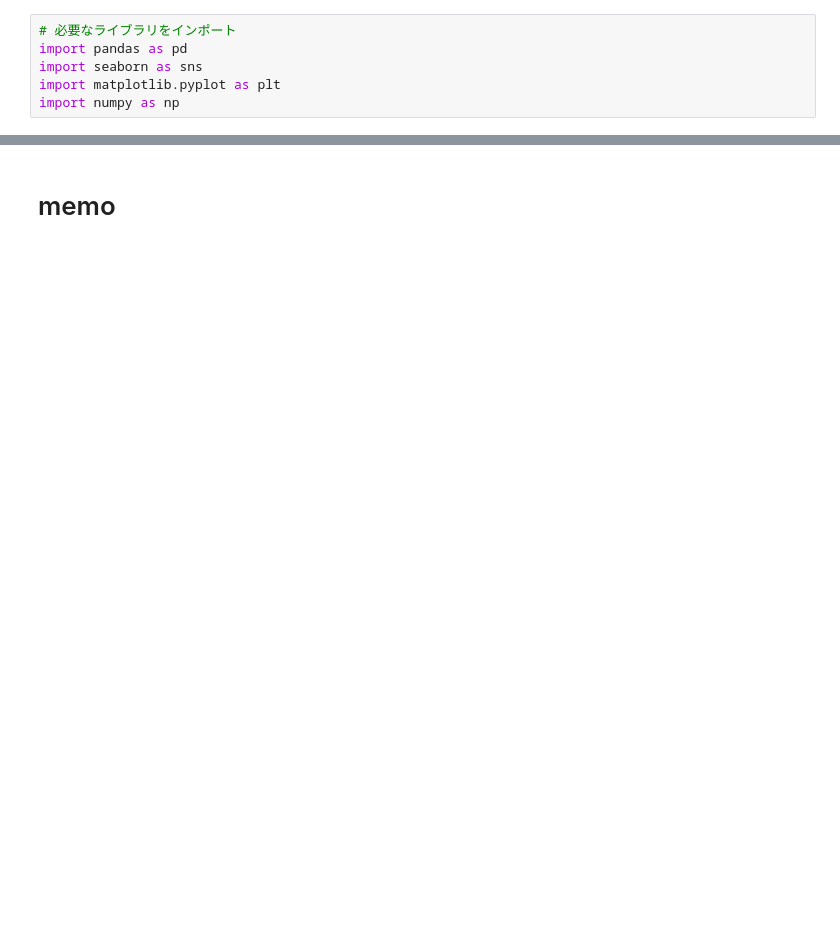
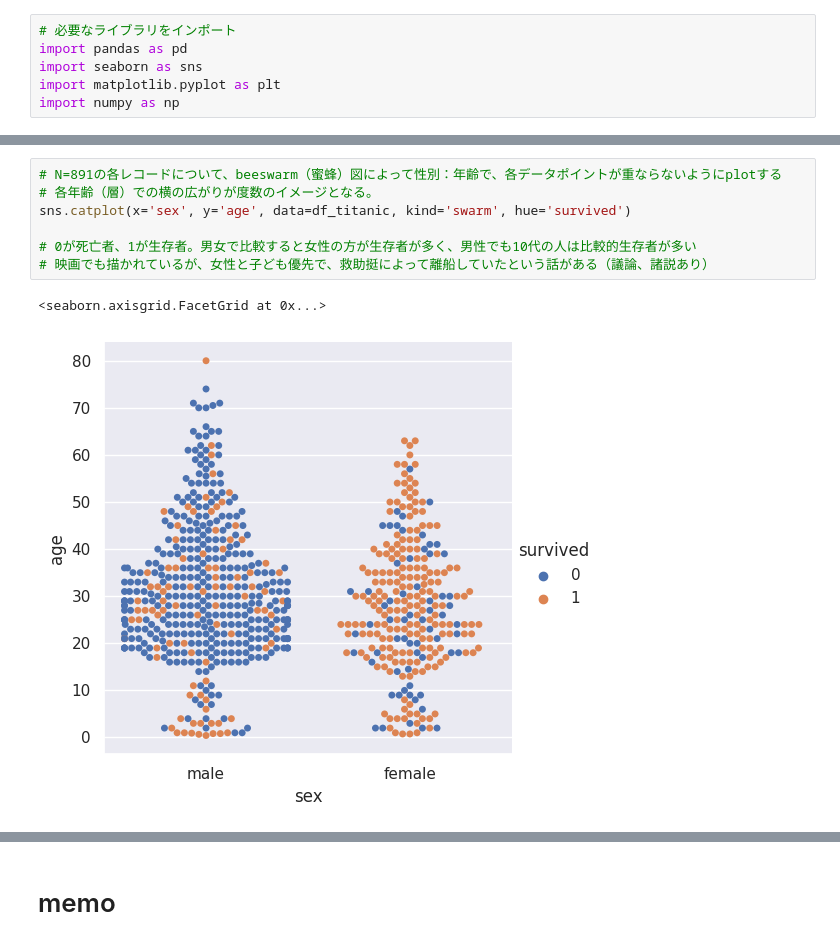
Before and after one commit to MDASH-shinshu/MDASH-T-DS, a Jupyter notebook: 3/3_data_search_and_visualization_colab.ipynb, the cells around one changed output, grey strips where cells are left out. Drawn from its saved outputs; the diff is of its cells as text; blank space fills up the shorter version.

```diff
--- a/3/3_data_search_and_visualization_colab.ipynb
+++ b/3/3_data_search_and_visualization_colab.ipynb
@@ -900,0 +560,10 @@ Price（住宅価格）と正の相関が強いのは、MedInc(ブロックの
+# %%
+# N=891の各レコードについて、beeswarm（蜜蜂）図によって性別：年齢で、各データポイントが重ならないようにplotする
+# 各年齢（層）での横の広がりが度数のイメージとなる。
+sns.catplot(x='sex', y='age', data=df_titanic, kind='swarm', hue='survived')
+
+# 0が死亡者、1が生存者。男女で比較すると女性の方が生存者が多く、男性でも10代の人は比較的生存者が多い
+# 映画でも描かれているが、女性と子ども優先で、救助挺によって離船していたという話がある（議論、諸説あり）
+# %% [output]
+<seaborn.axisgrid.FacetGrid at 0x...>
+[figure, added]
```
Also changed, not shown: parts of 69 cells of this notebook.
